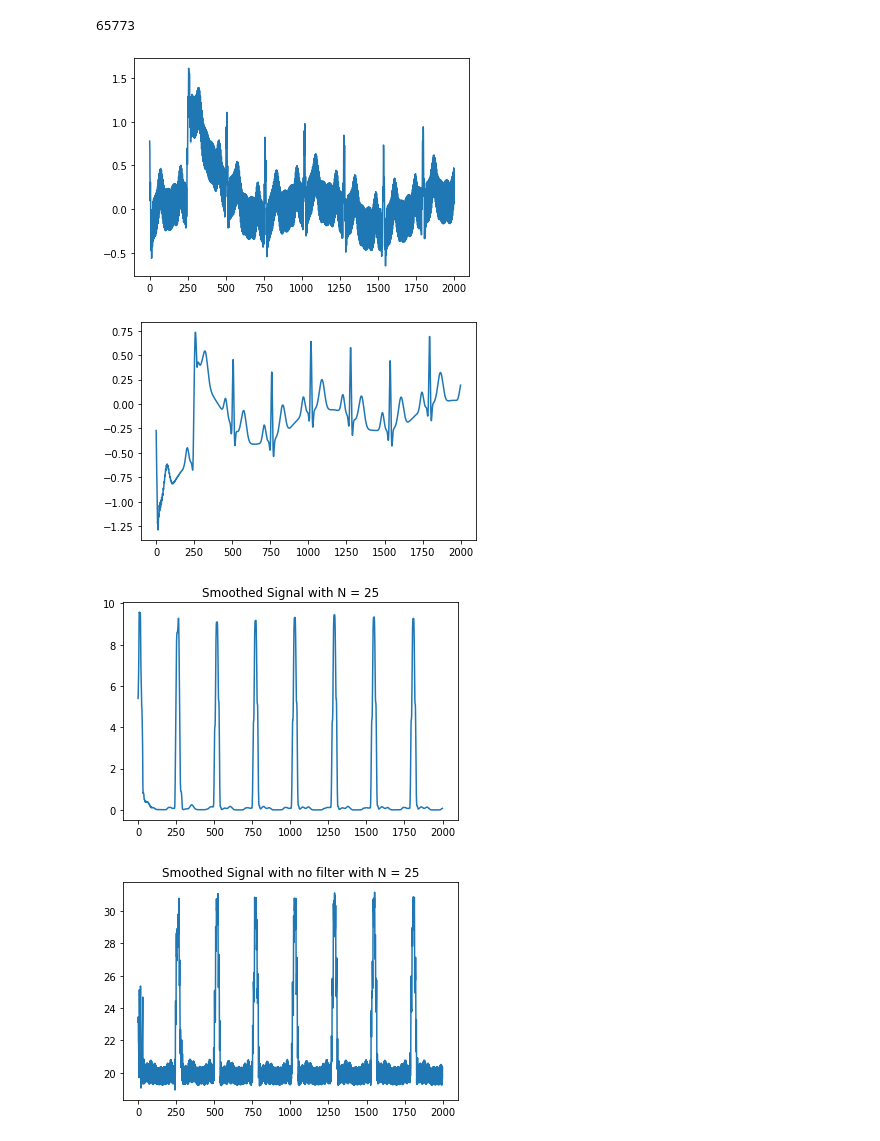
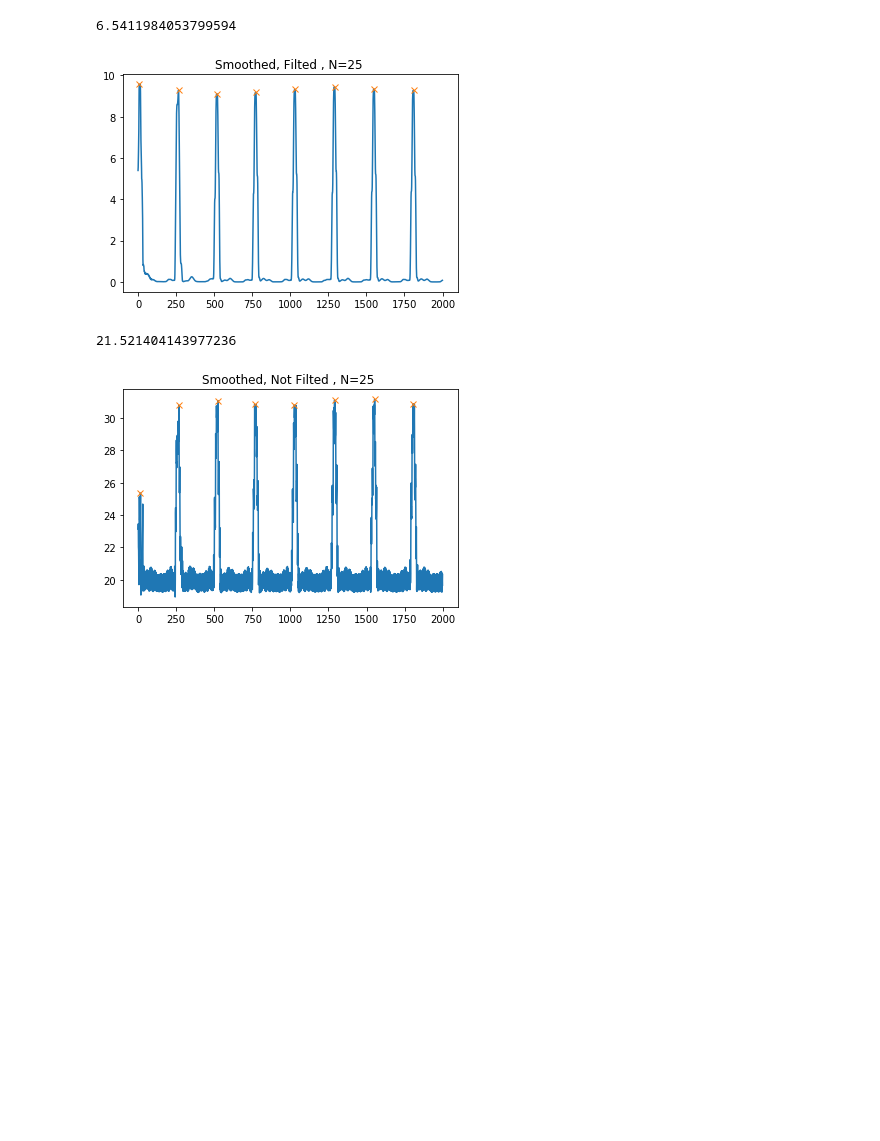
Before and after one commit to gharam37/ECG-Signal-Detection, a Jupyter notebook: Assignment1.ipynb, the cells around one changed output. Drawn from its saved outputs; the diff is of its cells as text; code cells hidden in the pictures; blank space fills up the shorter version.

Commit message:
Peaks

```diff
--- a/Assignment1.ipynb
+++ b/Assignment1.ipynb
@@ -4,14 +4,10 @@ import csv
 import pandas as pd
 import numpy as np
 from scipy import signal
+from scipy.signal import find_peaks
 
 
 data = pd.read_csv('dataN.txt', header = None)
-print(len(data))
-#print(data)
-dataSmaller=(data[0:2000])
-
-
 
 def NotchFilter(data):
     fs = 256.0  # Sample frequency (Hz)
@@ -40,7 +36,7 @@ def Filter(data):
     BandFiltered=Bandpass(NotchFiltered);
     return BandFiltered;
 
-
+'''
 plt.plot(data[0:2000])
 plt.show()
 #NotchFiltered=NotchFilter(data);
@@ -53,85 +49,87 @@ plt.show()
 BandFiltered=Filter(data)
 plt.plot(BandFiltered[0:2000])
 plt.show()
+'''
+
 
 
 def differentiate(BandFiltered):
     NewArray =np.copy(BandFiltered)
     for i in range(4, len(BandFiltered)-2):
         #print(NewArray[i])
-        NewArray[i]=-1*BandFiltered[i-2]-2*BandFiltered[i-1]+1*BandFiltered[i+2]+2*BandFiltered[i+1]
+        NewArray[i]=(-1*BandFiltered[i-2]-2*BandFiltered[i-1]+1*BandFiltered[i+2]+2*BandFiltered[i+1])
     return NewArray
 
 def Square(differentiated):
     return np.square(differentiated)
 
 
-def SmoothWithWindow(squared,Window=25):
+def SmoothWithWindow(data,Window=25):
+    Filtered=Filter(data)
+    Filtered=differentiate(Filtered)
+    squared=Square(Filtered)
     NewArray =np.copy(squared)
     for i in range(0,len(squared)):
         NewArray[i]=0
         for j in range(0,Window):
             NewArray[i]+=squared[i-j]
-
-
     return NewArray
 
 
+def SkipFilter(data,Window=25):
+    Filtered=differentiate(data)
+    squared=Square(Filtered)
+    NewArray =np.copy(squared)
+    for i in range(0,len(squared)):
+        NewArray[i]=0
+        for j in range(0,Window):
+            NewArray[i]+=squared[i-j]
+    return NewArray
 
 
 '''
 plt.xlabel('Samples')
 plt.ylabel('Voltage')
 
 smoothed=SmoothWithWindow(squared,Window=5)
 plt.plot(smoothed[0:2000])
 plt.title('Smoothed Signal with N = 5')
 plt.xlabel('Samples')
 plt.ylabel('Voltage')
 
 
 plt.show()
 plt.xlabel('Samples')
 plt.ylabel('Voltage')
 
 smoothed=SmoothWithWindow(squared,Window=15)
 plt.plot(smoothed[0:2000])
 plt.title('Smoothed Signal with N = 15')
 
 plt.show()
 plt.xlabel('Samples')
 plt.ylabel('Voltage')
 '''
 
-differentiated =differentiate(BandFiltered)
-#plt.xlabel('Samples')
-#plt.ylabel('Voltage')
-#plt.show()
 
-squared = Square(differentiated)
-#plt.title('Squared Signal')
-#plt.plot(squared[0:2000])
-#plt.show()
+def Plot(smoothed,title,Window=25):
+    ThresholdRpeak=(0.75-(1/15))*np.max(smoothed)
+    print(ThresholdRpeak)
+    peaks, _ = find_peaks(smoothed[0:2000].flatten(),height=ThresholdRpeak, distance=200)
+    plt.plot(smoothed[0:2000])
+    plt.plot(peaks, smoothed[peaks], "x")
+    plt.title(title)
+    plt.show()
 
-
-smoothed=SmoothWithWindow(squared,Window=25)
-plt.plot(smoothed[0:2000])
-plt.title('Smoothed Signal with N = 25')
-
-plt.show()
+smoothed=SmoothWithWindow(data,Window=25)
+Plot(smoothed,"Smoothed, Filted , N=25 ")
 
 
 
-NotFiltered=differentiate(data[0])
-SquareNotFiltered=Square(NotFiltered)
-SmoothedNotFilted =SmoothWithWindow(SquareNotFiltered)
-plt.plot(SmoothedNotFilted[0:2000])
-plt.title('Smoothed Signal with no filter with N = 25')
-
-plt.show()
+SkipFilter =SkipFilter(data[0])
+Plot(SkipFilter,"Smoothed, Not Filted , N=25 ")
 # %% [output]
-65773
+6.5411984053799594
-[figure, old version]
+[figure, new version]
+21.521404143977236
-[figure, old version]
+[figure, new version]
-[figure, removed]
-[figure, removed]
```
